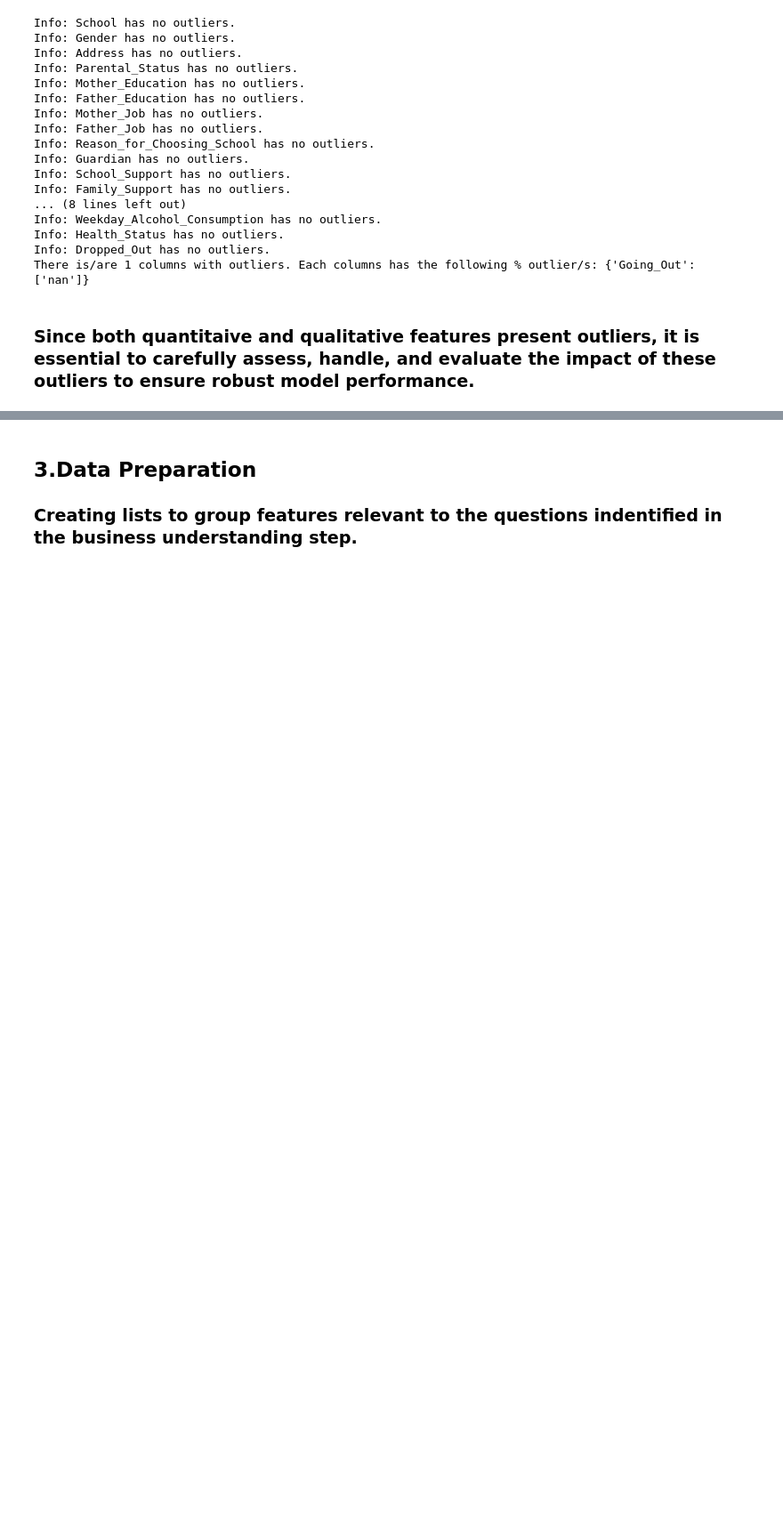
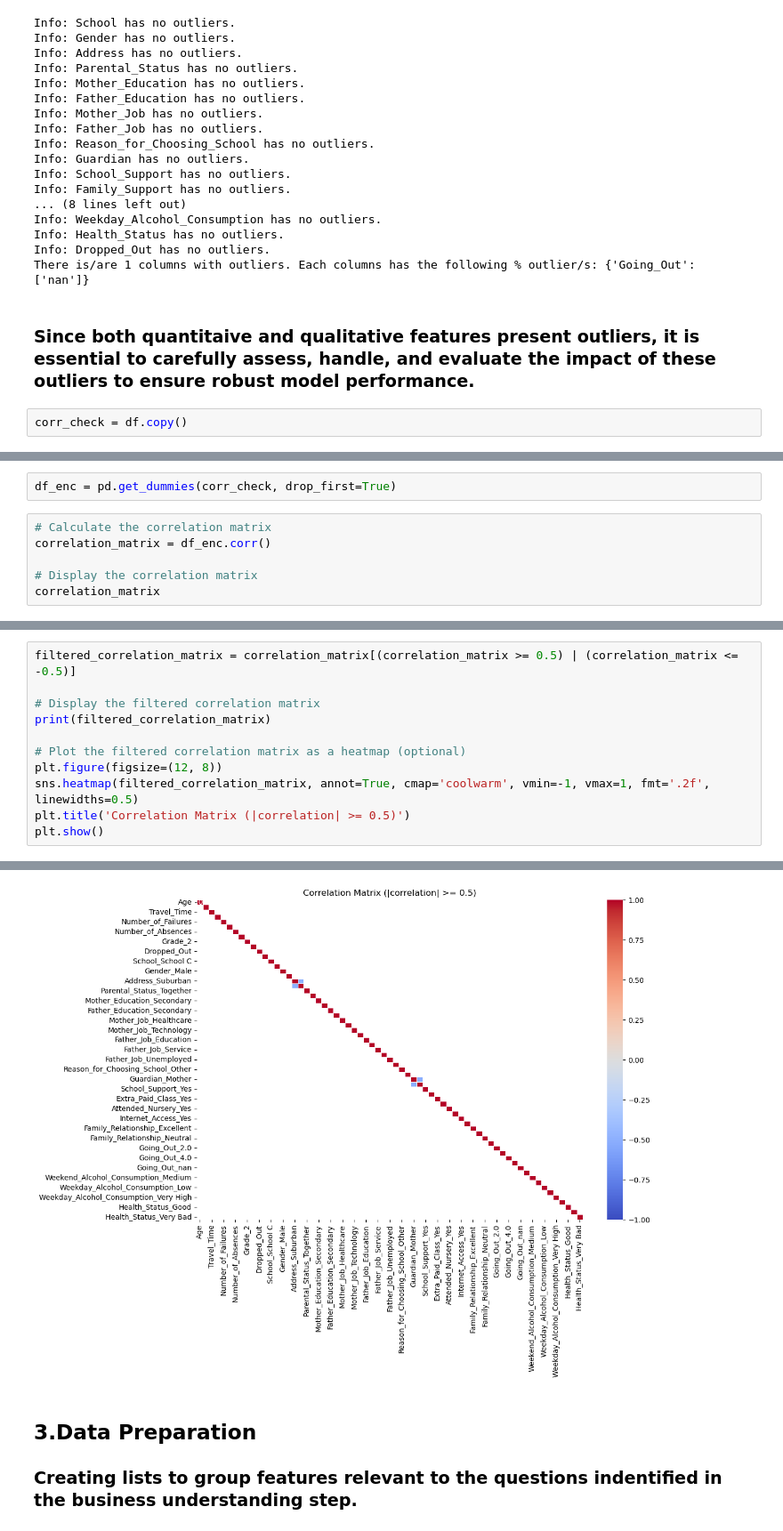
Before and after one commit to mrme77/School_DropOuts, a Jupyter notebook: Analysis.ipynb, the cells around one changed output, grey strips where cells are left out. Shown at 89% size. Cells and saved outputs as stored; diff of their text form; blank space fills up the shorter version.

```diff
--- a/Analysis.ipynb
+++ b/Analysis.ipynb
@@ -296,3 +296,5 @@ Info: Dropped_Out has no outliers.
 There is/are 1 columns with outliers. Each columns has the following % outlier/s: {'Going_Out': ['nan']}
 # %% [markdown]
 ### Since both quantitaive and qualitative features present outliers, it is essential to carefully assess, handle, and evaluate the impact of these outliers to ensure robust model performance.
+# %%
+corr_check = df.copy()
@@ -298,0 +305,8 @@ There is/are 1 columns with outliers. Each columns has the following % outlier/s
+# %%
+df_enc = pd.get_dummies(corr_check, drop_first=True)
+# %%
+# Calculate the correlation matrix
+correlation_matrix = df_enc.corr()
+
+# Display the correlation matrix
+correlation_matrix
@@ -298,0 +327,12 @@ There is/are 1 columns with outliers. Each columns has the following % outlier/s
+# %%
+filtered_correlation_matrix = correlation_matrix[(correlation_matrix >= 0.5) | (correlation_matrix <= -0.5)]
+
+# Display the filtered correlation matrix
+print(filtered_correlation_matrix)
+
+# Plot the filtered correlation matrix as a heatmap (optional)
+plt.figure(figsize=(12, 8))
+sns.heatmap(filtered_correlation_matrix, annot=True, cmap='coolwarm', vmin=-1, vmax=1, fmt='.2f', linewidths=0.5)
+plt.title('Correlation Matrix (|correlation| >= 0.5)')
+plt.show()
+# %% [output]
@@ -299,3 +356,4 @@ There is/are 1 columns with outliers. Each columns has the following % outlier/s
+[figure, added]
 # %% [markdown]
 ## 3.Data Preparation
 
```
Also changed, not shown: parts of 16 cells of this notebook.
